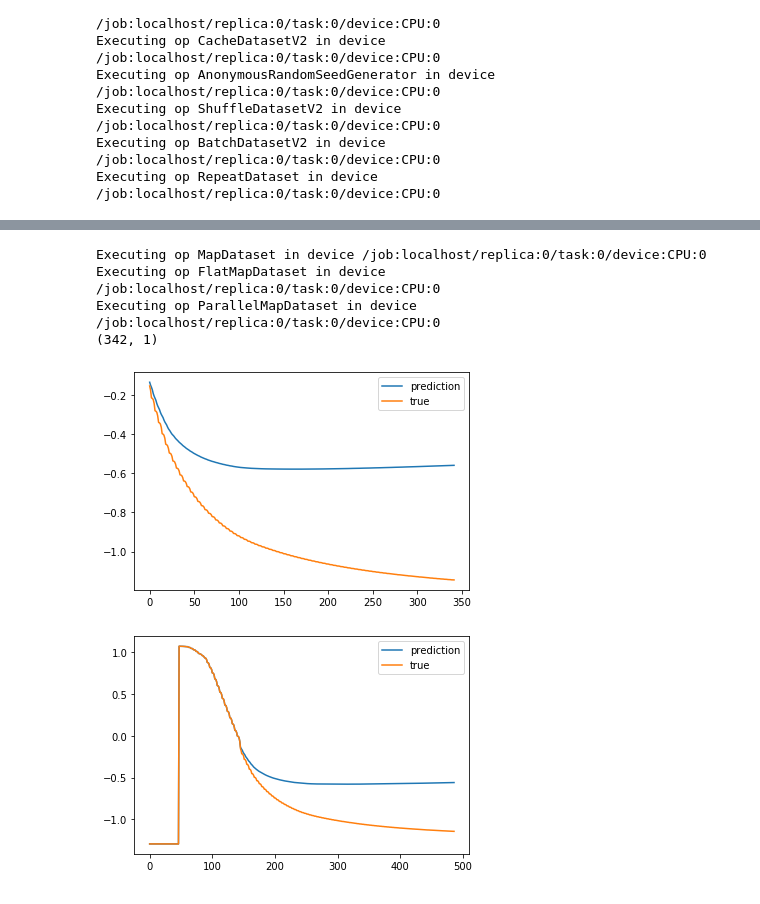
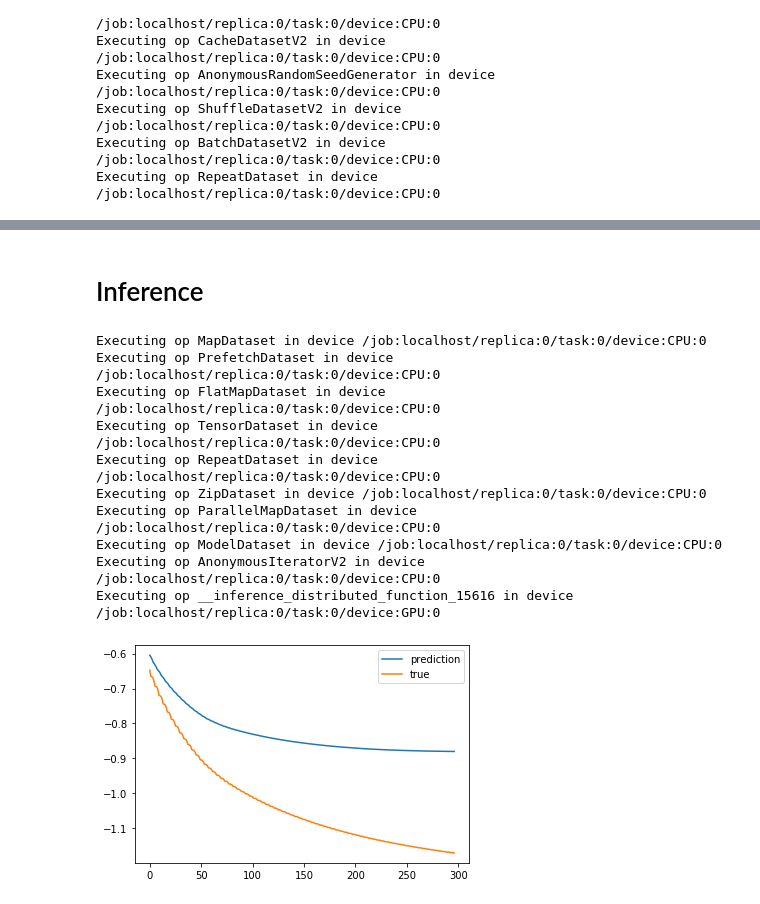
Before and after one commit to Pigrabbit/lstm, a Jupyter notebook: tf_tutorial_version_lstm.ipynb, the cells around one changed output, grey strips where cells are left out. Cells and saved outputs as stored; diff of their text form; code cells hidden in the pictures.

```diff
--- a/tf_tutorial_version_lstm.ipynb
+++ b/tf_tutorial_version_lstm.ipynb
@@ -107,6 +112,8 @@ def multivariate_data(dataset, target, start_index, end_index, history_size,
 past_history = 5
 future_target = 1
 STEP = 1
+
+print(dataset.shape)
 
 x_train_single, y_train_single = multivariate_data(dataset, dataset[:, 0], 0,
                                                    TRAIN_SPLIT, past_history,
@@ -114,7 +121,7 @@ x_train_single, y_train_single = multivariate_data(dataset, dataset[:, 0], 0,
                                                    single_step=True)
 
 x_val_single, y_val_single = multivariate_data(dataset, dataset[:, 0],
-                                               TRAIN_SPLIT, None, past_history,
+                                               TRAIN_SPLIT-past_history, None, past_history,
                                                future_target, STEP,
                                                single_step=True)
 
@@ -138,22 +150,26 @@ Executing op RepeatDataset in device /job:localhost/replica:0/task:0/device:CPU:
 # %%
 single_step_model = tf.keras.models.Sequential()
-single_step_model.add(tf.keras.layers.LSTM(25, input_shape=x_train_single.shape[-2:]))
+# single_step_model.add(tf.keras.layers.LSTM(25, input_shape=x_train_single.shape[-2:]))
+single_step_model.add(tf.keras.layers.GaussianNoise(0.01, input_shape=x_train_single.shape[-2:]))
 # single_step_model.add(tf.keras.layers.LSTM(50, return_sequences=True,
 #                                            input_shape=x_train_single.shape[-2:]))
+single_step_model.add(tf.keras.layers.LSTM(50, return_sequences=True))
 single_step_model.add(tf.keras.layers.Dropout(0.2))
 
-# single_step_model.add(tf.keras.layers.LSTM(units=60, activation='relu'))
+single_step_model.add(tf.keras.layers.LSTM(units=60, activation='relu', return_sequences = True))
+single_step_model.add(tf.keras.layers.Dropout(0.2))
+
+# single_step_model.add(tf.keras.layers.LSTM(units=80, activation='relu', return_sequences = True))
 # single_step_model.add(tf.keras.layers.Dropout(0.2))
 
-# single_step_model.add(tf.keras.layers.LSTM(units=80, activation='relu'))
-# single_step_model.add(tf.keras.layers.Dropout(0.2))
-
-# single_step_model.add(tf.keras.layers.LSTM(units=120, activation='relu'))
+# single_step_model.add(tf.keras.layers.LSTM(units=120, activation='relu', return_sequences = True))
 # single_step_model.add(tf.keras.layers.Dropout(0.2))
 
 single_step_model.add(tf.keras.layers.Dense(1))
 
 single_step_model.compile(optimizer='adam', loss='mean_squared_error')
+
+es = tf.keras.callbacks.EarlyStopping(monitor='val_loss', mode='min', patience=5,verbose=1)
 # %% [output]
 Executing op RandomUniform in device /job:localhost/replica:0/task:0/device:GPU:0
 Executing op Sub in device /job:localhost/replica:0/task:0/device:GPU:0
@@ -195,8 +238,14 @@ for x, y in val_data_single.take(1):
 # %%
-single_step_history = single_step_model.fit(train_data_single, epochs=EPOCHS,
-                                            steps_per_epoch=EVALUATION_INTERVAL,
-                                            validation_data=val_data_single,
-                                            validation_steps=50)
+single_step_history = single_step_model.fit(
+    train_data_single,
+    epochs=EPOCHS,
+    steps_per_epoch=EVALUATION_INTERVAL,
+    validation_data=val_data_single,
+    validation_steps=50,
+    use_multiprocessing=True,
+    workers=8,
+    callbacks = [es]
+)
 # %% [output]
 Executing op DatasetCardinality in device /job:localhost/replica:0/task:0/device:CPU:0
 Train for 200 steps, validate for 50 steps
@@ -268,25 +287,23 @@ for x, y in val_data_single.take(3):
+# %% [markdown]
+# Inference
 # %%
 y_hat = single_step_model.predict(x_val_single)
-print(y_hat.shape)
-plt.plot(y_hat, label='prediction')
+# print(y_hat.shape)
+# print(y_val_single.shape)
+# print(y_train_single.shape)
+plt.plot(y_hat[:,-1], label='prediction')
 plt.plot(y_val_single, label='true')
 plt.legend()
 plt.show()
-
-y_train_single = y_train_single.reshape((-1, 1))
-# print(y_hat.shape, y_train_single.shape)
-y_predicted = np.concatenate((y_train_single, y_hat), axis = None)
-y_true = np.concatenate((y_train_single, y_val_single.reshape((-1, 1))), axis = None)
 # %% [output]
 Executing op MapDataset in device /job:localhost/replica:0/task:0/device:CPU:0
+Executing op PrefetchDataset in device /job:localhost/replica:0/task:0/device:CPU:0
 Executing op FlatMapDataset in device /job:localhost/replica:0/task:0/device:CPU:0
+Executing op TensorDataset in device /job:localhost/replica:0/task:0/device:CPU:0
+Executing op RepeatDataset in device /job:localhost/replica:0/task:0/device:CPU:0
+Executing op ZipDataset in device /job:localhost/replica:0/task:0/device:CPU:0
 Executing op ParallelMapDataset in device /job:localhost/replica:0/task:0/device:CPU:0
-(342, 1)
+Executing op ModelDataset in device /job:localhost/replica:0/task:0/device:CPU:0
+Executing op AnonymousIteratorV2 in device /job:localhost/replica:0/task:0/device:CPU:0
+Executing op __inference_distributed_function_15616 in device /job:localhost/replica:0/task:0/device:GPU:0
-[figure, old version]
+[figure, new version]
-# %%
-plt.plot(y_predicted, linestyle='-', label='prediction')
-plt.plot(y_true, linestyle='-', label='true')
-plt.legend()
-plt.show()
-# %% [output]
-[figure, removed]
```
Also changed, not shown: parts of 16 cells of this notebook.
